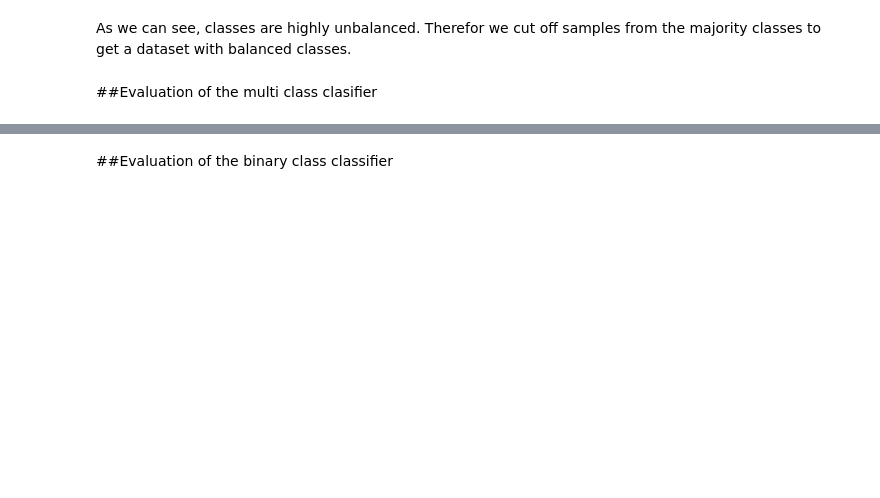
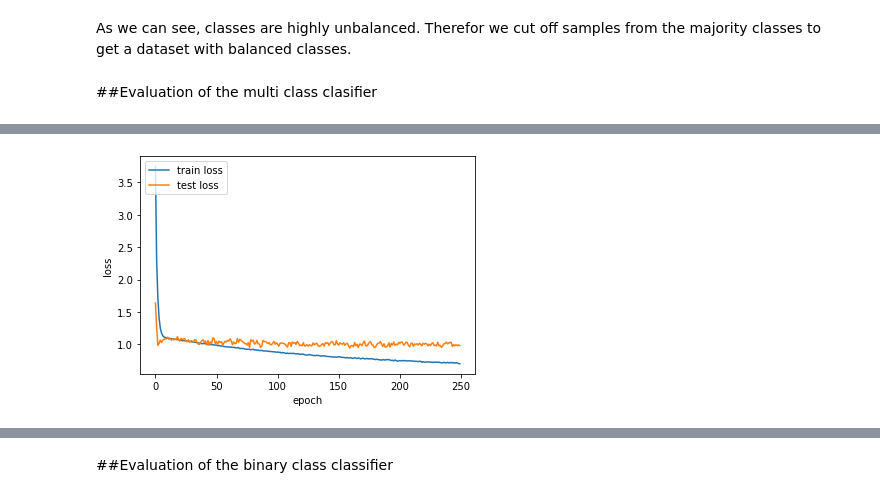
Before and after one commit to codingfabi/COUGHVID, a Jupyter notebook: Evaluation.ipynb, the cells around one changed output, grey strips where cells are left out. Cells and saved outputs as stored; diff of their text form; code cells hidden in the pictures; blank space fills up the shorter version.

```diff
--- a/Evaluation.ipynb
+++ b/Evaluation.ipynb
@@ -408,3 +400,6 @@ NameError: ignored
+# %%
+labels_new_mc = oneHotEncoding(labels)
+data_new = np.expand_dims(dataSegmented, axis=3)
 # %%
 print(labels_new_mc.shape)
 print(data_new.shape)
@@ -415,9 +411,9 @@ NameError: ignored
 X_train, X_test, y_train, y_test = train_test_split(data_new, labels_new_mc, test_size=0.2, random_state=0)
 
 
-''' ## calculate class weights
-y_integers = np.argmax(labels_new, axis=1)
+## calculate class weights
+y_integers = np.argmax(y_train, axis=1)
 class_weights = compute_class_weight('balanced', np.unique(y_integers), y_integers)
 class_weights_dict = dict(enumerate(class_weights))
 
-class_weights_dict '''
+class_weights_dict
@@ -431,4 +429,4 @@ dtlmc = DTLMC()
 opt = tf.keras.optimizers.Adam(learning_rate=lr_schedule)
 dtlmc.compile(optimizer=opt,loss='categorical_crossentropy',metrics=['acc'])
 # %%
-history = dtlmc.fit(X_train,y_train, epochs=250, batch_size=128, validation_data=(X_test,y_test))
+history = dtlmc.fit(X_train,y_train, epochs=250, batch_size=128, validation_data=(X_test,y_test), class_weight=class_weights_dict)
@@ -455,0 +484,4 @@ plotConfusionMatrix(labellist, matrix)
+# %%
+plotTrainingLoss(history.history['loss'], history.history['val_loss'])
+# %% [output]
+[figure, added]
```
Also changed, not shown: parts of 46 cells of this notebook.
